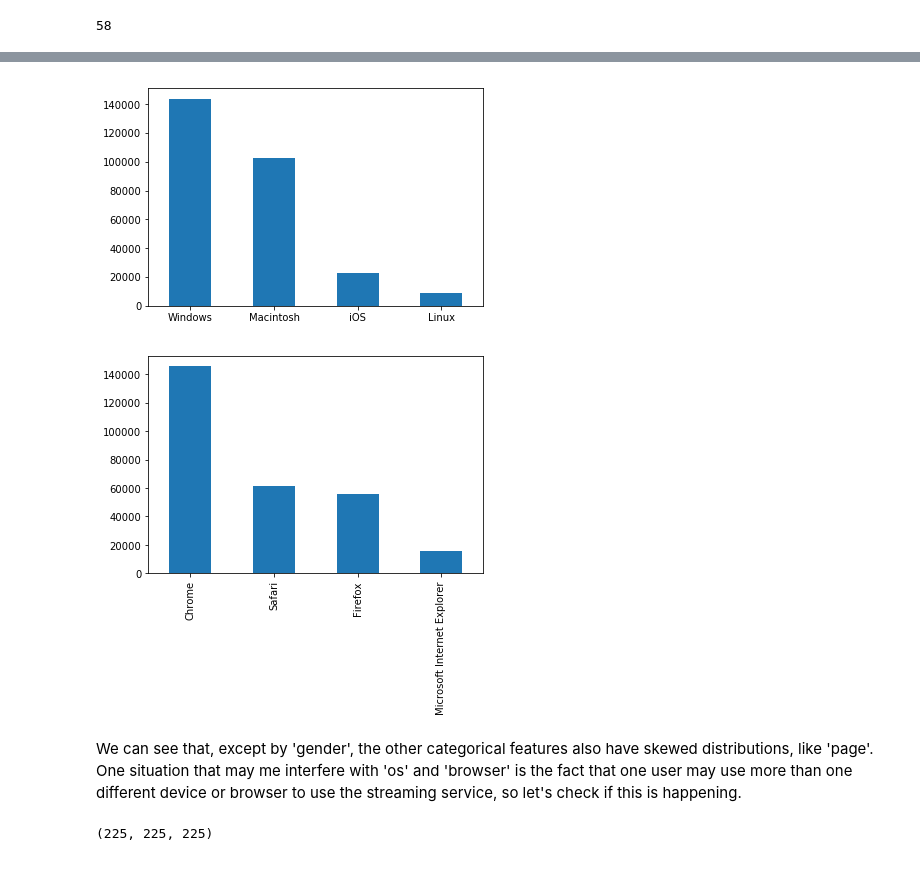
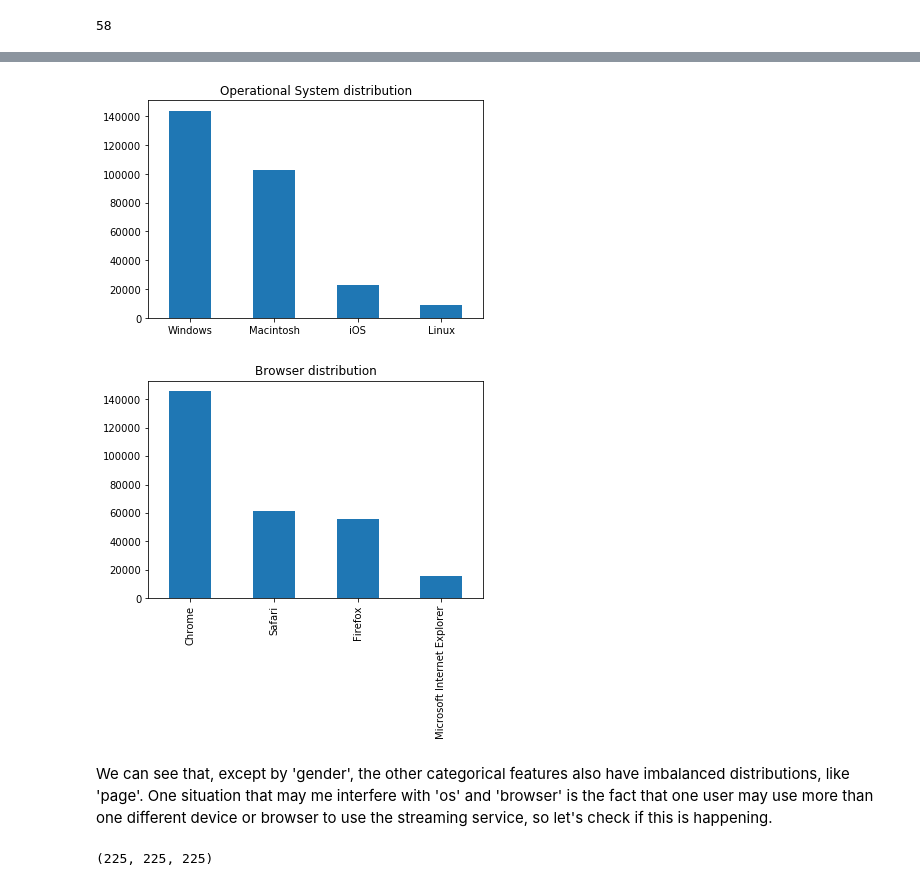
Before and after one commit to michelnagme/udacity-sparkify-churn-prediction-project, a Jupyter notebook: Sparkify.ipynb, the cells around one changed output, grey strips where cells are left out. Saved outputs shown, nothing was run; the diff lists cells and outputs as text; code cells hidden in the pictures.

```diff
--- a/Sparkify.ipynb
+++ b/Sparkify.ipynb
@@ -408,13 +408,13 @@ df_pd['level'].value_counts().plot(kind='bar', rot=0);
 # %%
 # Distribution for 'os'
-df_pd['os'].value_counts().plot(kind='bar', rot=0);
+df_pd['os'].value_counts().plot(kind='bar', rot=0, title='Operational System distribution');
 # %% [output]
-[figure, old version]
+[figure, new version]
 # %%
 # Distribution for 'browser'
-df_pd['browser'].value_counts().plot(kind='bar');
+df_pd['browser'].value_counts().plot(kind='bar', title='Browser distribution');
 # %% [output]
-[figure, old version]
+[figure, new version]
 # %% [markdown]
-We can see that, except by 'gender', the other categorical features also have skewed distributions, like 'page'. One situation that may me interfere with 'os' and 'browser' is the fact that one user may use more than one different device or browser to use the streaming service, so let's check if this is happening.
+We can see that, except by 'gender', the other categorical features also have imbalanced distributions, like 'page'. One situation that may me interfere with 'os' and 'browser' is the fact that one user may use more than one different device or browser to use the streaming service, so let's check if this is happening.
 # %%
```
Also changed, not shown: parts of 80 cells of this notebook.
